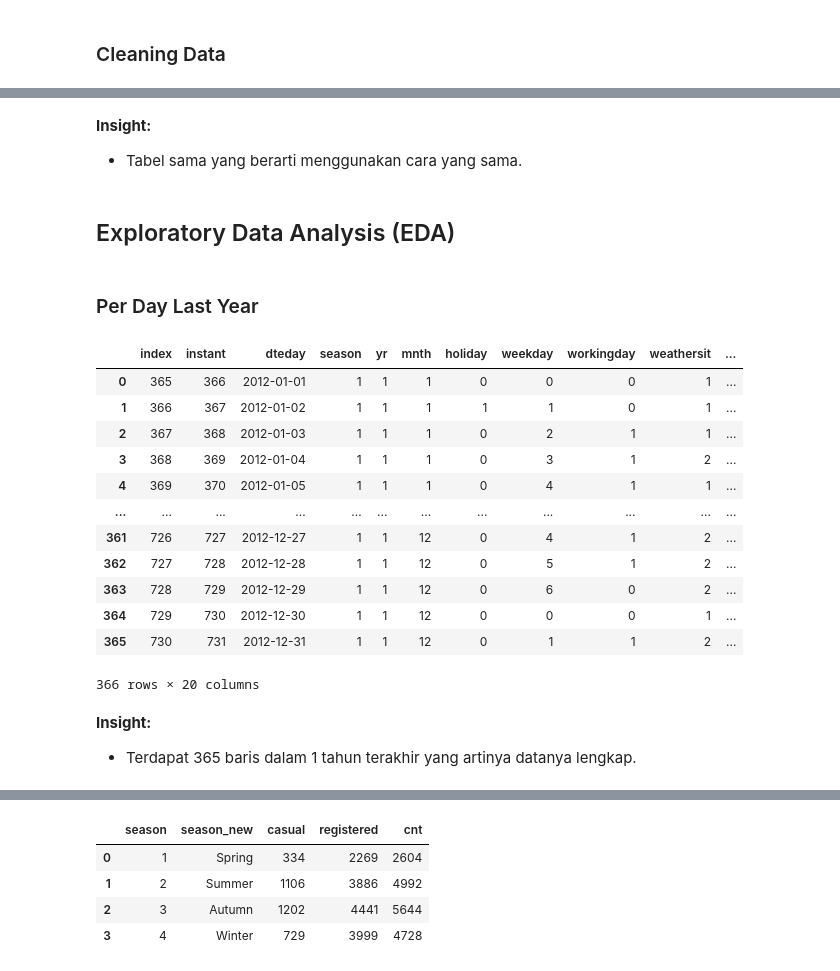
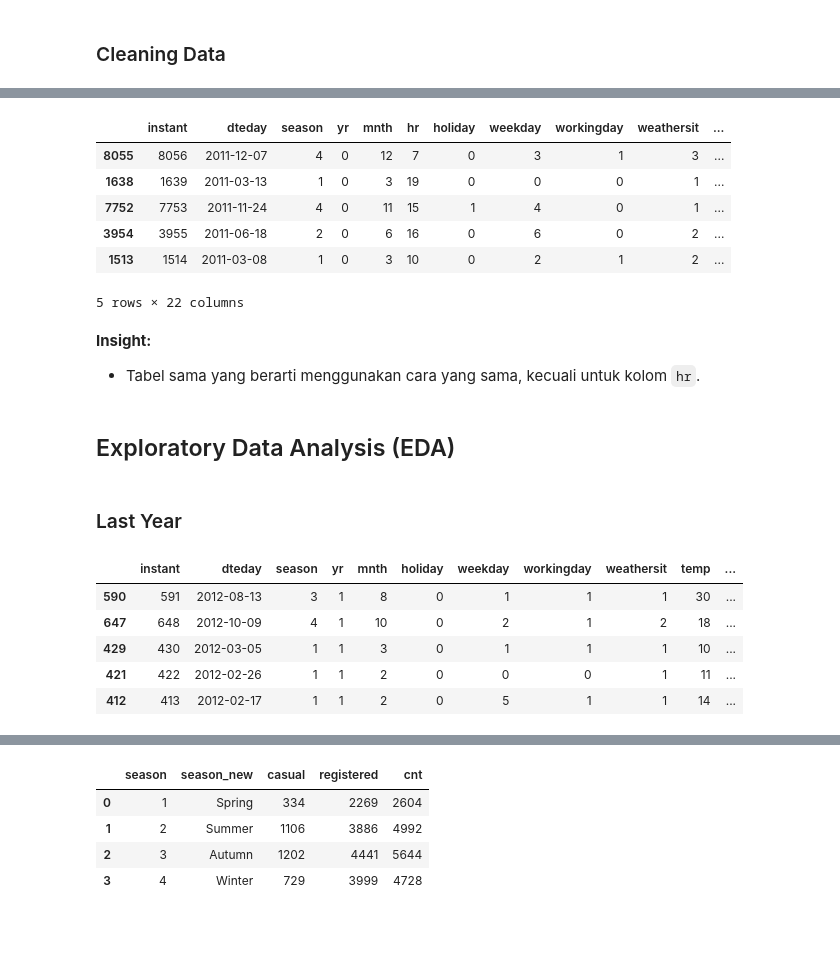
Before and after one commit to gdaffa/dicoding-machine-learning, a Jupyter notebook: Belajar Analisis Data dengan Python/analisa.ipynb, the cells around one changed output, grey strips where cells are left out. Drawn from its saved outputs; the diff is of its cells as text; code cells hidden in the pictures; blank space fills up the shorter version.

```diff
--- a/Belajar Analisis Data dengan Python/analisa.ipynb
+++ b/Belajar Analisis Data dengan Python/analisa.ipynb
@@ -281,5 +265,30 @@ hour_df
+# %%
+# Kategori untuk hr
+def hr_cat(item):
+    if item > 22 or item < 5:
+        return 'Night'
+    if item < 12:
+        return 'Morning'
+    if item < 16:
+        return 'Noon'
+    if item < 19:
+        return 'Afternoon'
+    return 'Evening'
+
+clean(hour_df)
+hour_df['hr_cat'] = hour_df.hr.apply(hr_cat)
+
+hour_df.sample(5)
+# %% [output]
+|  | instant | dteday | season | yr | mnth | hr | holiday | weekday | workingday | weathersit | ... |
+| 8055 | 8056 | 2011-12-07 | 4 | 0 | 12 | 7 | 0 | 3 | 1 | 3 | ... |
+| 1638 | 1639 | 2011-03-13 | 1 | 0 | 3 | 19 | 0 | 0 | 0 | 1 | ... |
+| 7752 | 7753 | 2011-11-24 | 4 | 0 | 11 | 15 | 1 | 4 | 0 | 1 | ... |
+| 3954 | 3955 | 2011-06-18 | 2 | 0 | 6 | 16 | 0 | 6 | 0 | 2 | ... |
+| 1513 | 1514 | 2011-03-08 | 1 | 0 | 3 | 10 | 0 | 2 | 1 | 2 | ... |
+5 rows × 22 columns
 # %% [markdown]
 **Insight:**
-- Tabel sama yang berarti menggunakan cara yang sama.
+- Tabel sama yang berarti menggunakan cara yang sama, kecuali untuk kolom `hr`.
 # %% [markdown]
 ## Exploratory Data Analysis (EDA)
@@ -295,22 +338,12 @@ def getUserBy(df, by, method={ 'casual':meanFloor, 'registered':meanFloor, 'cnt'
 # %% [markdown]
-### Per Day Last Year
+### Last Year
 # %%
-user_day_df = day_df[day_df.yr == 1].reset_index()
-user_day_df
+user_day_df = day_df[day_df.yr == 1]
+user_day_df.sample(5)
 # %% [output]
-|  | index | instant | dteday | season | yr | mnth | holiday | weekday | workingday | weathersit | ... |
-| 0 | 365 | 366 | 2012-01-01 | 1 | 1 | 1 | 0 | 0 | 0 | 1 | ... |
-| 1 | 366 | 367 | 2012-01-02 | 1 | 1 | 1 | 1 | 1 | 0 | 1 | ... |
-| 2 | 367 | 368 | 2012-01-03 | 1 | 1 | 1 | 0 | 2 | 1 | 1 | ... |
-| 3 | 368 | 369 | 2012-01-04 | 1 | 1 | 1 | 0 | 3 | 1 | 2 | ... |
-| 4 | 369 | 370 | 2012-01-05 | 1 | 1 | 1 | 0 | 4 | 1 | 1 | ... |
-| ... | ... | ... | ... | ... | ... | ... | ... | ... | ... | ... | ... |
-| 361 | 726 | 727 | 2012-12-27 | 1 | 1 | 12 | 0 | 4 | 1 | 2 | ... |
-| 362 | 727 | 728 | 2012-12-28 | 1 | 1 | 12 | 0 | 5 | 1 | 2 | ... |
-| 363 | 728 | 729 | 2012-12-29 | 1 | 1 | 12 | 0 | 6 | 0 | 2 | ... |
-| 364 | 729 | 730 | 2012-12-30 | 1 | 1 | 12 | 0 | 0 | 0 | 1 | ... |
-| 365 | 730 | 731 | 2012-12-31 | 1 | 1 | 12 | 0 | 1 | 1 | 2 | ... |
+|  | instant | dteday | season | yr | mnth | holiday | weekday | workingday | weathersit | temp | ... |
+| 590 | 591 | 2012-08-13 | 3 | 1 | 8 | 0 | 1 | 1 | 1 | 30 | ... |
+| 647 | 648 | 2012-10-09 | 4 | 1 | 10 | 0 | 2 | 1 | 2 | 18 | ... |
+| 429 | 430 | 2012-03-05 | 1 | 1 | 3 | 0 | 1 | 1 | 1 | 10 | ... |
+| 421 | 422 | 2012-02-26 | 1 | 1 | 2 | 0 | 0 | 0 | 1 | 11 | ... |
+| 412 | 413 | 2012-02-17 | 1 | 1 | 2 | 0 | 5 | 1 | 1 | 14 | ... |
-366 rows × 20 columns
-# %% [markdown]
-**Insight:**
-- Terdapat 365 baris dalam 1 tahun terakhir yang artinya datanya lengkap.
```
Also changed, not shown: parts of 65 cells of this notebook, 3 other files.
